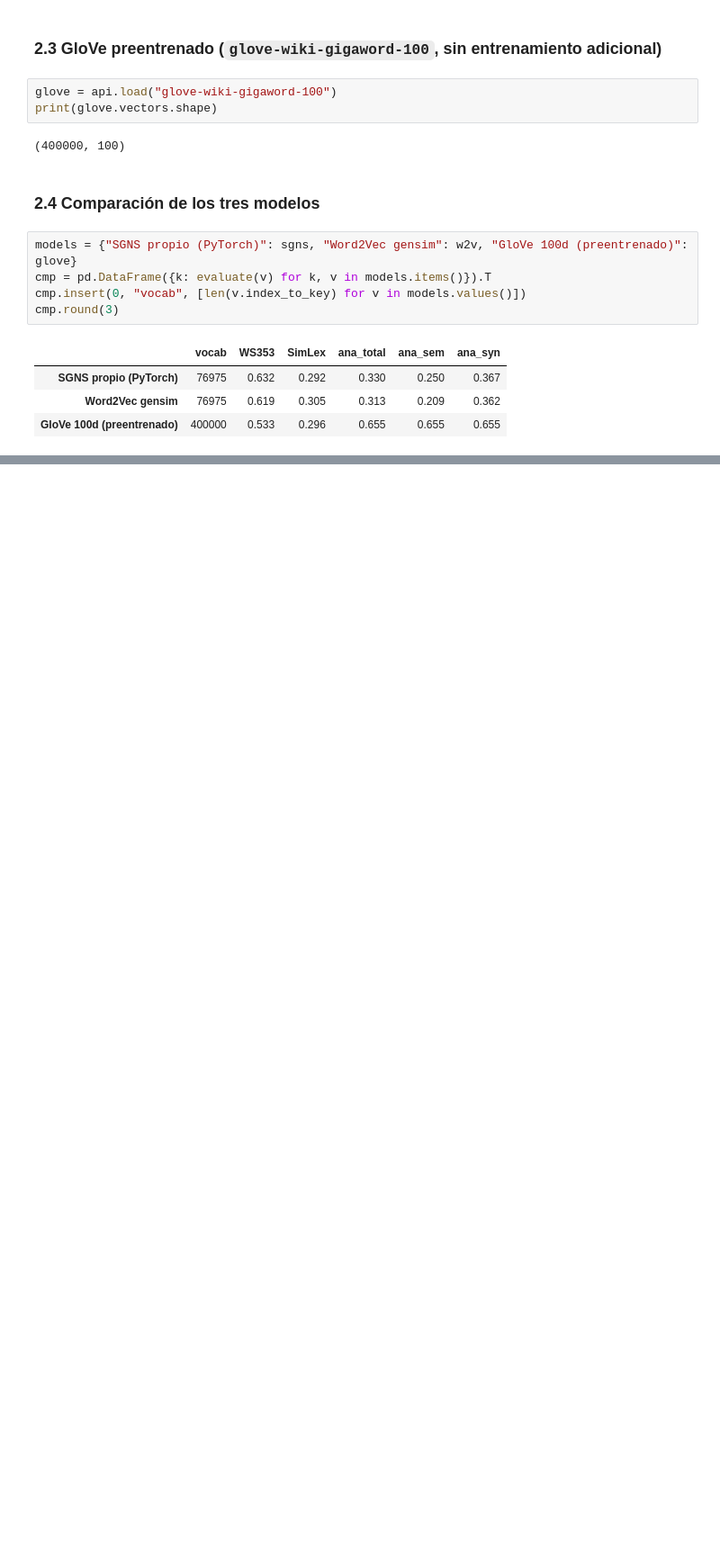
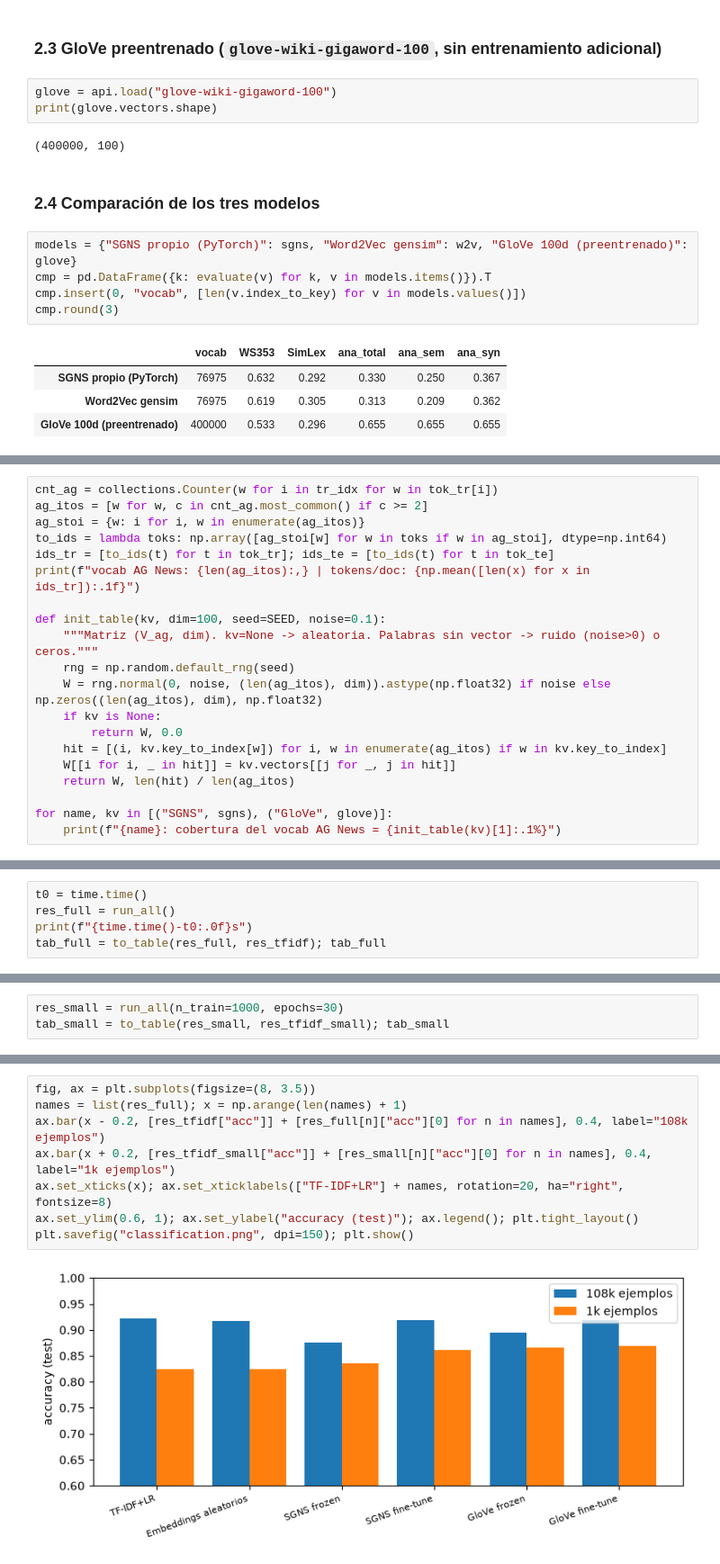
Before and after one commit to AscencioSIUU/deepLearning, a Jupyter notebook: labs/lab7-embeddings/notebook.ipynb, the cells around one changed output, grey strips where cells are left out. Shown at 90% size. Cells and saved outputs as stored; diff of their text form; blank space fills up the shorter version.

```diff
--- a/labs/lab7-embeddings/notebook.ipynb
+++ b/labs/lab7-embeddings/notebook.ipynb
@@ -410,0 +639,20 @@ cmp.round(3)
+# %%
+cnt_ag = collections.Counter(w for i in tr_idx for w in tok_tr[i])
+ag_itos = [w for w, c in cnt_ag.most_common() if c >= 2]
+ag_stoi = {w: i for i, w in enumerate(ag_itos)}
+to_ids = lambda toks: np.array([ag_stoi[w] for w in toks if w in ag_stoi], dtype=np.int64)
+ids_tr = [to_ids(t) for t in tok_tr]; ids_te = [to_ids(t) for t in tok_te]
+print(f"vocab AG News: {len(ag_itos):,} | tokens/doc: {np.mean([len(x) for x in ids_tr]):.1f}")
+
+def init_table(kv, dim=100, seed=SEED, noise=0.1):
+    """Matriz (V_ag, dim). kv=None -> aleatoria. Palabras sin vector -> ruido (noise>0) o ceros."""
+    rng = np.random.default_rng(seed)
+    W = rng.normal(0, noise, (len(ag_itos), dim)).astype(np.float32) if noise else np.zeros((len(ag_itos), dim), np.float32)
+    if kv is None:
+        return W, 0.0
+    hit = [(i, kv.key_to_index[w]) for i, w in enumerate(ag_itos) if w in kv.key_to_index]
+    W[[i for i, _ in hit]] = kv.vectors[[j for _, j in hit]]
+    return W, len(hit) / len(ag_itos)
+
+for name, kv in [("SGNS", sgns), ("GloVe", glove)]:
+    print(f"{name}: cobertura del vocab AG News = {init_table(kv)[1]:.1%}")
@@ -410,0 +720,5 @@ cmp.round(3)
+# %%
+t0 = time.time()
+res_full = run_all()
+print(f"{time.time()-t0:.0f}s")
+tab_full = to_table(res_full, res_tfidf); tab_full
@@ -410,0 +744,3 @@ cmp.round(3)
+# %%
+res_small = run_all(n_train=1000, epochs=30)
+tab_small = to_table(res_small, res_tfidf_small); tab_small
@@ -410,0 +760,10 @@ cmp.round(3)
+# %%
+fig, ax = plt.subplots(figsize=(8, 3.5))
+names = list(res_full); x = np.arange(len(names) + 1)
+ax.bar(x - 0.2, [res_tfidf["acc"]] + [res_full[n]["acc"][0] for n in names], 0.4, label="108k ejemplos")
+ax.bar(x + 0.2, [res_tfidf_small["acc"]] + [res_small[n]["acc"][0] for n in names], 0.4, label="1k ejemplos")
+ax.set_xticks(x); ax.set_xticklabels(["TF-IDF+LR"] + names, rotation=20, ha="right", fontsize=8)
+ax.set_ylim(0.6, 1); ax.set_ylabel("accuracy (test)"); ax.legend(); plt.tight_layout()
+plt.savefig("classification.png", dpi=150); plt.show()
+# %% [output]
+[figure, added]
```
Also changed, not shown: parts of 25 cells of this notebook, 7 other files.
